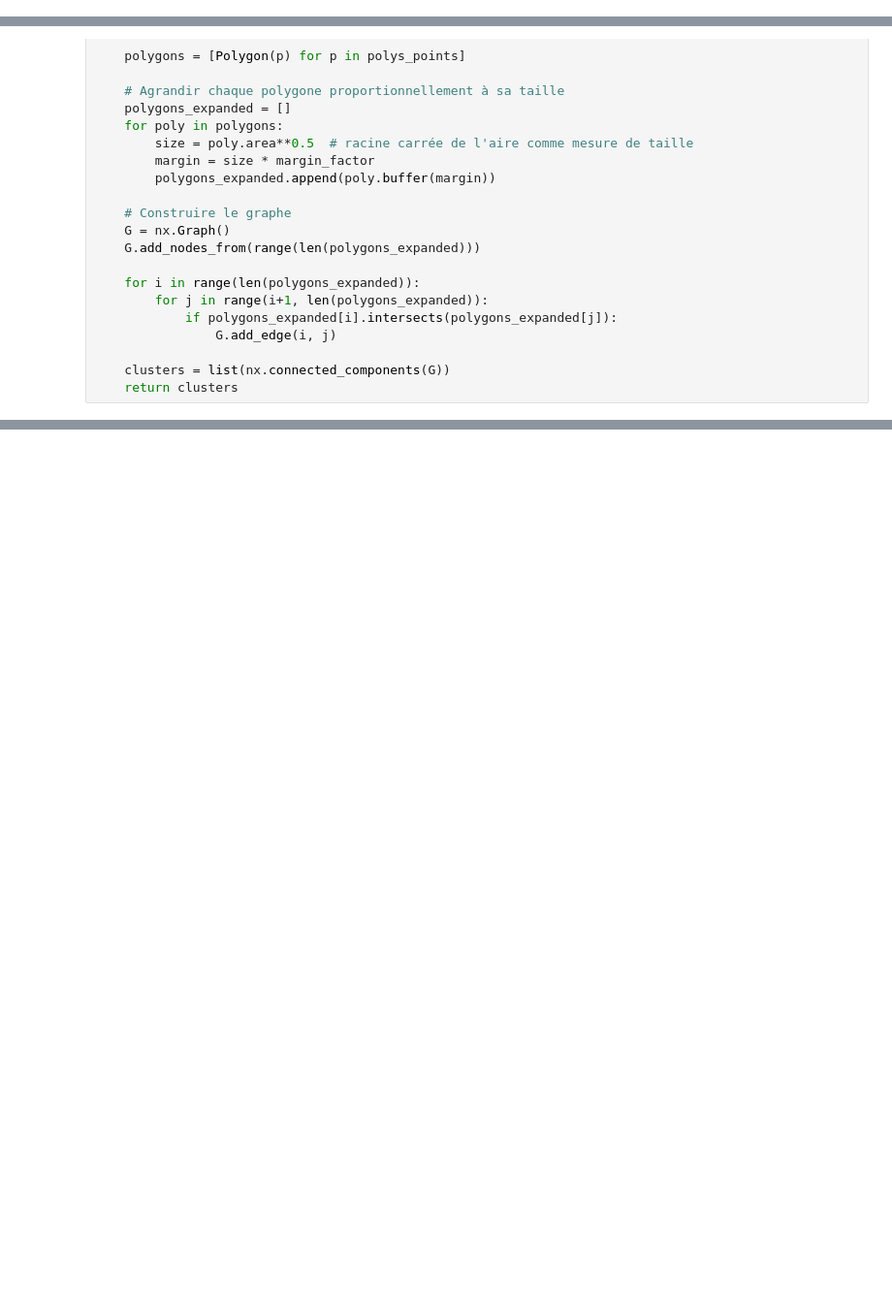
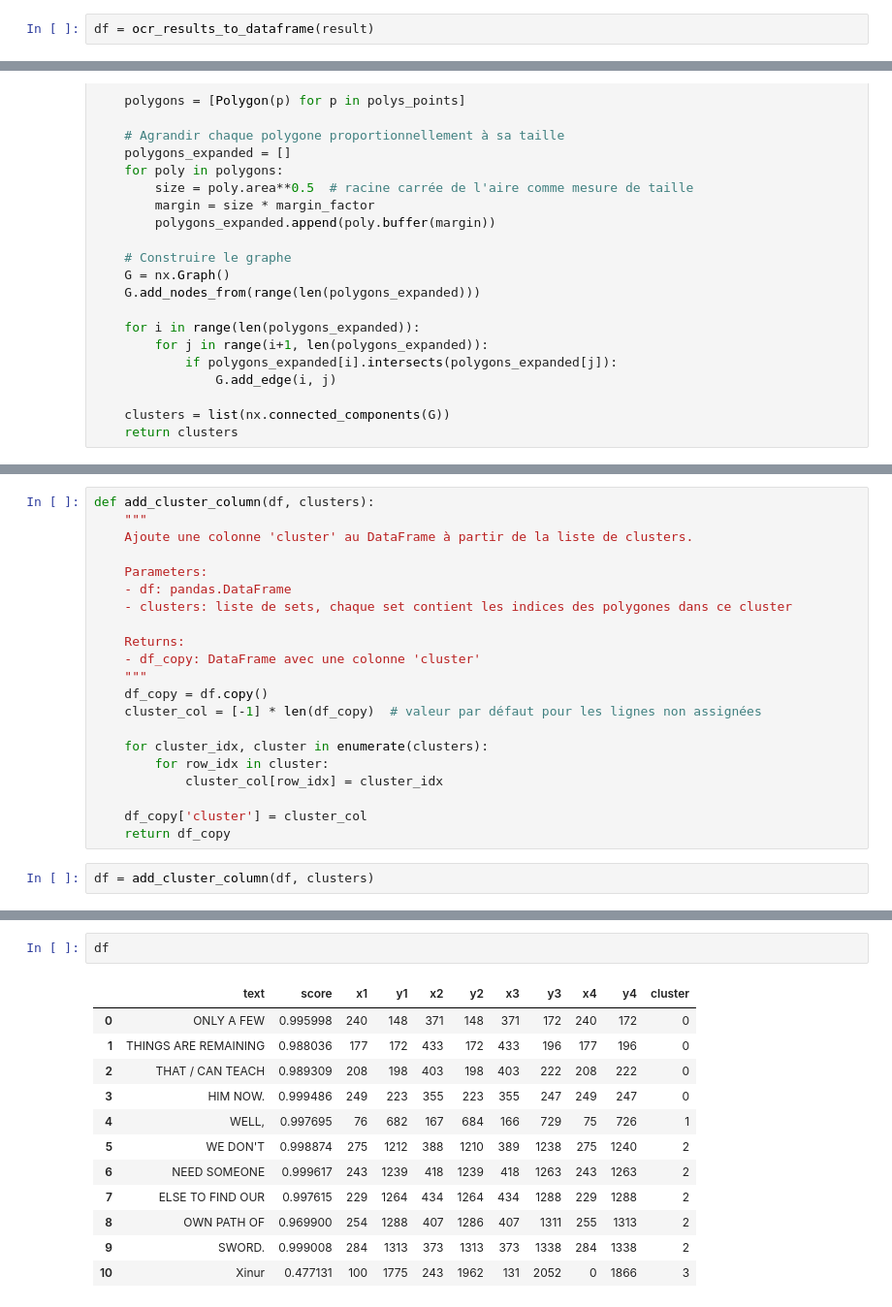
Before and after one commit to moi0075/TraductionBD, a Jupyter notebook: notebooks/main.ipynb, the cells around one changed output, grey strips where cells are left out. Shown at 97% size. Cells and saved outputs as stored; diff of their text form; blank space fills up the shorter version.

```diff
--- a/notebooks/main.ipynb
+++ b/notebooks/main.ipynb
@@ -64,0 +203,2 @@ result[0]
+# %%
+df = ocr_results_to_dataframe(result)
@@ -168,0 +374,23 @@ draw_clusters_polygons(result[0]["rec_polys"], margin_factor=0.1, dpi=600, linew
+# %%
+def add_cluster_column(df, clusters):
+    """
+    Ajoute une colonne 'cluster' au DataFrame à partir de la liste de clusters.
+
+    Parameters:
+    - df: pandas.DataFrame
+    - clusters: liste de sets, chaque set contient les indices des polygones dans ce cluster
+
+    Returns:
+    - df_copy: DataFrame avec une colonne 'cluster'
+    """
+    df_copy = df.copy()
+    cluster_col = [-1] * len(df_copy)  # valeur par défaut pour les lignes non assignées
+
+    for cluster_idx, cluster in enumerate(clusters):
+        for row_idx in cluster:
+            cluster_col[row_idx] = cluster_idx
+
+    df_copy['cluster'] = cluster_col
+    return df_copy
+# %%
+df = add_cluster_column(df, clusters)
@@ -168,0 +597,15 @@ draw_clusters_polygons(result[0]["rec_polys"], margin_factor=0.1, dpi=600, linew
+# %%
+df
+# %% [output]
+|  | text | score | x1 | y1 | x2 | y2 | x3 | y3 | x4 | y4 | cluster |
+| 0 | ONLY A FEW | 0.995998 | 240 | 148 | 371 | 148 | 371 | 172 | 240 | 172 | 0 |
+| 1 | THINGS ARE REMAINING | 0.988036 | 177 | 172 | 433 | 172 | 433 | 196 | 177 | 196 | 0 |
+| 2 | THAT / CAN TEACH | 0.989309 | 208 | 198 | 403 | 198 | 403 | 222 | 208 | 222 | 0 |
+| 3 | HIM NOW. | 0.999486 | 249 | 223 | 355 | 223 | 355 | 247 | 249 | 247 | 0 |
+| 4 | WELL, | 0.997695 | 76 | 682 | 167 | 684 | 166 | 729 | 75 | 726 | 1 |
+| 5 | WE DON'T | 0.998874 | 275 | 1212 | 388 | 1210 | 389 | 1238 | 275 | 1240 | 2 |
+| 6 | NEED SOMEONE | 0.999617 | 243 | 1239 | 418 | 1239 | 418 | 1263 | 243 | 1263 | 2 |
+| 7 | ELSE TO FIND OUR | 0.997615 | 229 | 1264 | 434 | 1264 | 434 | 1288 | 229 | 1288 | 2 |
+| 8 | OWN PATH OF | 0.969900 | 254 | 1288 | 407 | 1286 | 407 | 1311 | 255 | 1313 | 2 |
+| 9 | SWORD. | 0.999008 | 284 | 1313 | 373 | 1313 | 373 | 1338 | 284 | 1338 | 2 |
+| 10 | Xinur | 0.477131 | 100 | 1775 | 243 | 1962 | 131 | 2052 | 0 | 1866 | 3 |
```
Also changed, not shown: parts of 37 cells of this notebook, 45 other files.
